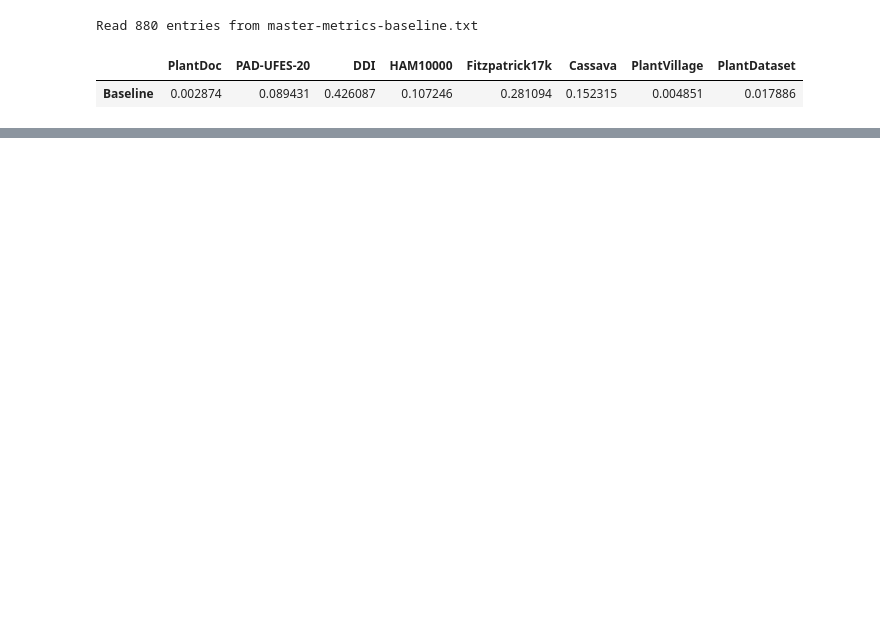
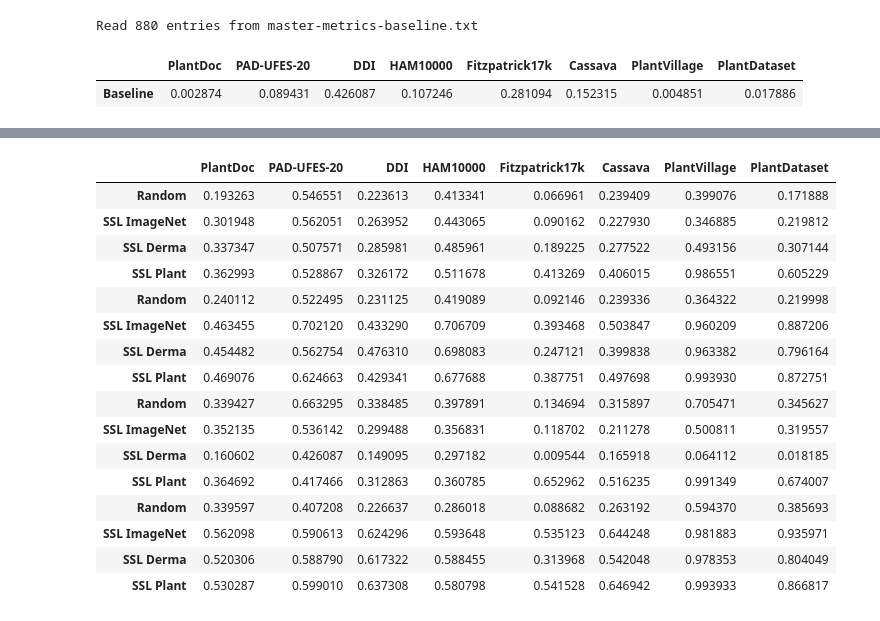
Before and after one commit to AlexanderPeter/thesis, a Jupyter notebook: code/31_plot_spider.ipynb, the cells around one changed output, grey strips where cells are left out. Cells and saved outputs as stored; diff of their text form; code cells hidden in the pictures; blank space fills up the shorter version.

```diff
--- a/code/31_plot_spider.ipynb
+++ b/code/31_plot_spider.ipynb
@@ -329,0 +305,49 @@ dataset_key: Fitzpatrick17k-, ../runs/master-metrics-vit-plant.txt
+# %%
+labels = [
+    "Random",
+    # "SL ImageNet",
+    "SSL ImageNet",
+    "SSL Derma",
+    # "SL Plant",
+    "SSL Plant",
+]
+
+
+selection_config["model_name"] = "lr"
+
+df_plot_4 = load_and_add_data(
+    [
+        "../runs/master-metrics-resnet-derma.txt",
+        "../runs/master-metrics-resnet-plant.txt",
+    ],
+    selection_config,
+    labels=labels #[f"lr - resnet - {label}" for label in labels],
+)
+labels = [
+    "Random",
+    # "SL ImageNet",
+    "SSL ImageNet",
+    "SSL Derma",
+    # "SL Plant",
+    "SSL Plant",
+]
+df_plot_5 = load_and_add_data(
+    [
+        "../runs/master-metrics-vit-derma.txt",
+        "../runs/master-metrics-vit-plant.txt",
+    ],
+    selection_config,
+    labels=labels #[f"lr - vit - {label}" for label in labels],
+)
+
+df_plot = pd.concat(
+    [
+        # df_plot_1,
+        df_plot_2,
+        df_plot_3,
+        df_plot_4,
+        df_plot_5,
+    ]
+)
+df_plot
+# %% [output]
@@ -330,3 +374,20 @@ dataset_key: Fitzpatrick17k-, ../runs/master-metrics-vit-plant.txt
+|  | PlantDoc | PAD-UFES-20 | DDI | HAM10000 | Fitzpatrick17k | Cassava | PlantVillage | PlantDataset |
+| Random | 0.193263 | 0.546551 | 0.223613 | 0.413341 | 0.066961 | 0.239409 | 0.399076 | 0.171888 |
+| SSL ImageNet | 0.301948 | 0.562051 | 0.263952 | 0.443065 | 0.090162 | 0.227930 | 0.346885 | 0.219812 |
+| SSL Derma | 0.337347 | 0.507571 | 0.285981 | 0.485961 | 0.189225 | 0.277522 | 0.493156 | 0.307144 |
+| SSL Plant | 0.362993 | 0.528867 | 0.326172 | 0.511678 | 0.413269 | 0.406015 | 0.986551 | 0.605229 |
+| Random | 0.240112 | 0.522495 | 0.231125 | 0.419089 | 0.092146 | 0.239336 | 0.364322 | 0.219998 |
+| SSL ImageNet | 0.463455 | 0.702120 | 0.433290 | 0.706709 | 0.393468 | 0.503847 | 0.960209 | 0.887206 |
+| SSL Derma | 0.454482 | 0.562754 | 0.476310 | 0.698083 | 0.247121 | 0.399838 | 0.963382 | 0.796164 |
+| SSL Plant | 0.469076 | 0.624663 | 0.429341 | 0.677688 | 0.387751 | 0.497698 | 0.993930 | 0.872751 |
+| Random | 0.339427 | 0.663295 | 0.338485 | 0.397891 | 0.134694 | 0.315897 | 0.705471 | 0.345627 |
+| SSL ImageNet | 0.352135 | 0.536142 | 0.299488 | 0.356831 | 0.118702 | 0.211278 | 0.500811 | 0.319557 |
+| SSL Derma | 0.160602 | 0.426087 | 0.149095 | 0.297182 | 0.009544 | 0.165918 | 0.064112 | 0.018185 |
+| SSL Plant | 0.364692 | 0.417466 | 0.312863 | 0.360785 | 0.652962 | 0.516235 | 0.991349 | 0.674007 |
+| Random | 0.339597 | 0.407208 | 0.226637 | 0.286018 | 0.088682 | 0.263192 | 0.594370 | 0.385693 |
+| SSL ImageNet | 0.562098 | 0.590613 | 0.624296 | 0.593648 | 0.535123 | 0.644248 | 0.981883 | 0.935971 |
+| SSL Derma | 0.520306 | 0.588790 | 0.617322 | 0.588455 | 0.313968 | 0.542048 | 0.978353 | 0.804049 |
+| SSL Plant | 0.530287 | 0.599010 | 0.637308 | 0.580798 | 0.541528 | 0.646942 | 0.993933 | 0.866817 |
 # %%
 print(df_plot.idxmax())
 print(df_plot.max())
```
Also changed, not shown: parts of 10 cells of this notebook, 6 other files.
